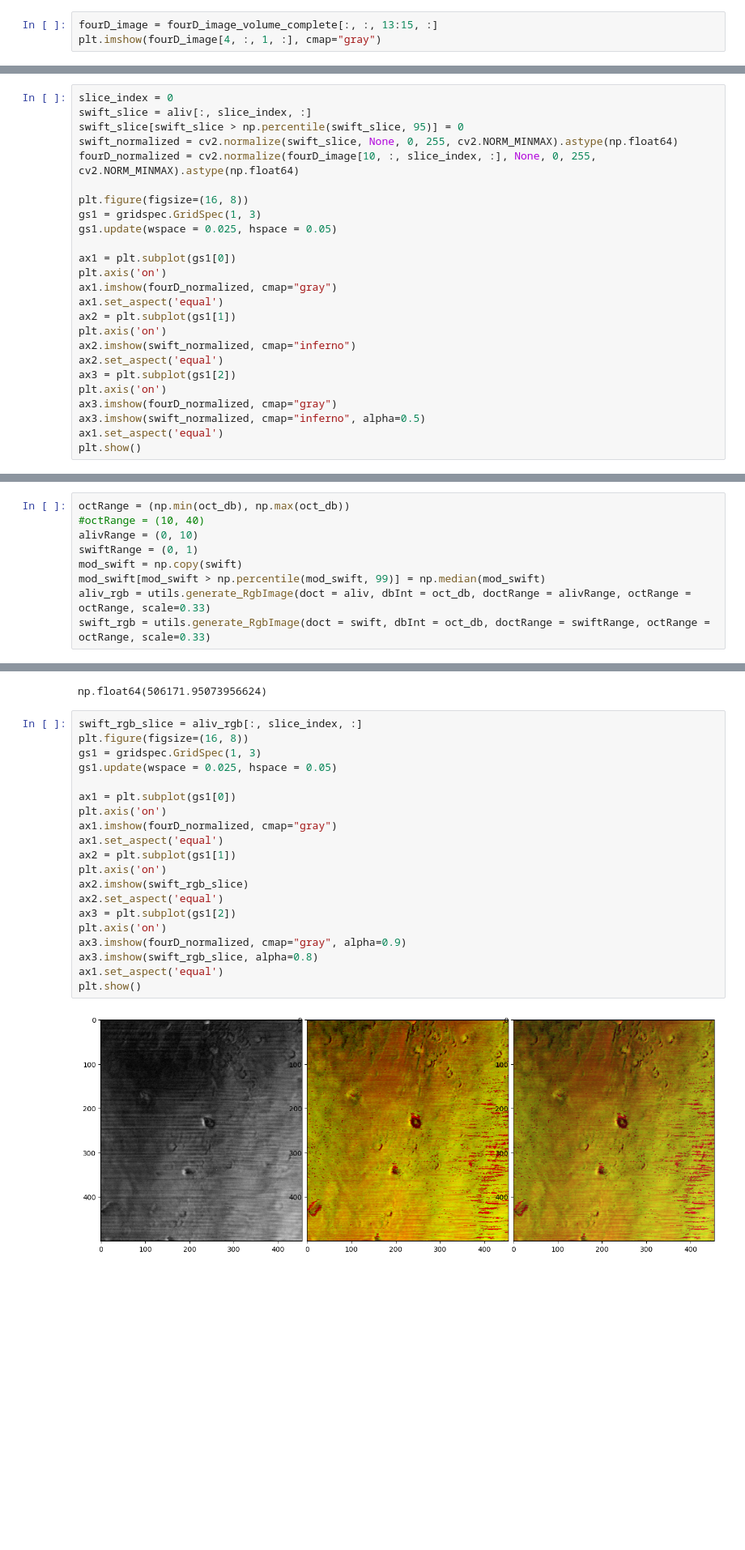
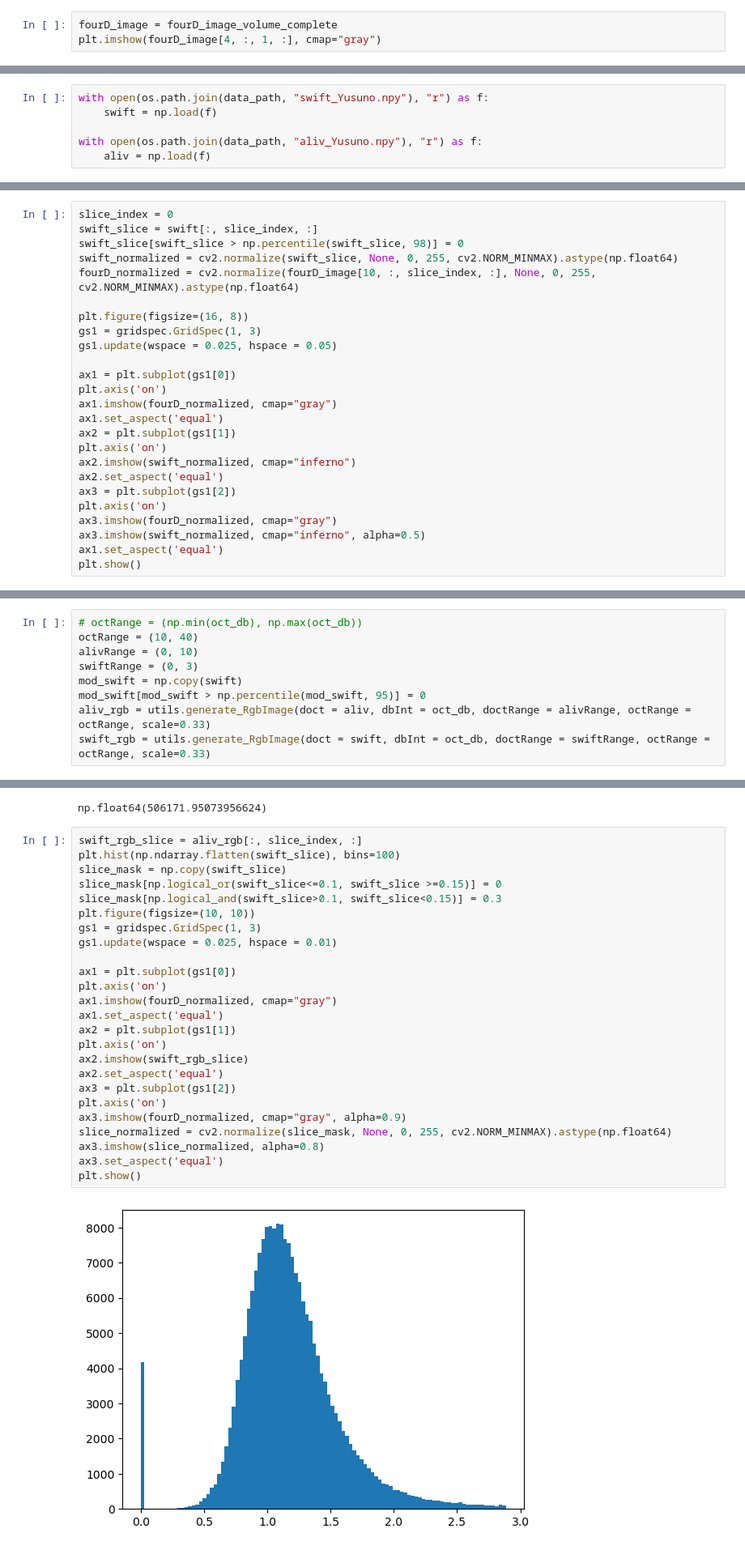
Before and after one commit to unrealxiao/dynamicOCT, a Jupyter notebook: YusunoDOCT.ipynb, the cells around one changed output, grey strips where cells are left out. Shown at 81% size. Drawn from its saved outputs; the diff is of its cells as text; blank space fills up the shorter version.

```diff
--- a/YusunoDOCT.ipynb
+++ b/YusunoDOCT.ipynb
@@ -59,5 +45,5 @@ fourD_image_volume_complete = utils.load_nested_data_h5(data_path, 30, 230, 250)
 # %%
-fourD_image = fourD_image_volume_complete[:, :, 13:15, :]
+fourD_image = fourD_image_volume_complete
 plt.imshow(fourD_image[4, :, 1, :], cmap="gray")
 # %% [output]
 <matplotlib.image.AxesImage at 0x...>
@@ -230,3 +216,9 @@ with open(os.path.join(data_path, "aliv_Yusuno.npy"), "wb") as f:
 
 with open(os.path.join(data_path, "VLIV.npy"), "wb") as f:
     np.save(f, VLIV_save)
+# %%
+with open(os.path.join(data_path, "swift_Yusuno.npy"), "r") as f:
+    swift = np.load(f)
+
+with open(os.path.join(data_path, "aliv_Yusuno.npy"), "r") as f:
+    aliv = np.load(f)
@@ -238,8 +232,8 @@ np.float64(1.5587013863314556)
 add color to swift and alive in my way
 # %%
 slice_index = 0
-swift_slice = aliv[:, slice_index, :]
-swift_slice[swift_slice > np.percentile(swift_slice, 95)] = 0
+swift_slice = swift[:, slice_index, :]
+swift_slice[swift_slice > np.percentile(swift_slice, 98)] = 0
 swift_normalized = cv2.normalize(swift_slice, None, 0, 255, cv2.NORM_MINMAX).astype(np.float64)
 fourD_normalized = cv2.normalize(fourD_image[10, :, slice_index, :], None, 0, 255, cv2.NORM_MINMAX).astype(np.float64)
 
@@ -272,10 +266,10 @@ np.float64(9.792447788649344)
 # %%
-octRange = (np.min(oct_db), np.max(oct_db))
-#octRange = (10, 40)
+# octRange = (np.min(oct_db), np.max(oct_db))
+octRange = (10, 40)
 alivRange = (0, 10)
-swiftRange = (0, 1)
+swiftRange = (0, 3)
 mod_swift = np.copy(swift)
-mod_swift[mod_swift > np.percentile(mod_swift, 99)] = np.median(mod_swift)
+mod_swift[mod_swift > np.percentile(mod_swift, 95)] = 0
 aliv_rgb = utils.generate_RgbImage(doct = aliv, dbInt = oct_db, doctRange = alivRange, octRange = octRange, scale=0.33)
 swift_rgb = utils.generate_RgbImage(doct = swift, dbInt = oct_db, doctRange = swiftRange, octRange = octRange, scale=0.33)
 # %%
@@ -284,23 +278,28 @@ np.max(aliv)
 np.float64(506171.95073956624)
 # %%
 swift_rgb_slice = aliv_rgb[:, slice_index, :]
-plt.figure(figsize=(16, 8))
+plt.hist(np.ndarray.flatten(swift_slice), bins=100)
+slice_mask = np.copy(swift_slice)
+slice_mask[np.logical_or(swift_slice<=0.1, swift_slice >=0.15)] = 0
+slice_mask[np.logical_and(swift_slice>0.1, swift_slice<0.15)] = 0.3
+plt.figure(figsize=(10, 10))
 gs1 = gridspec.GridSpec(1, 3)
-gs1.update(wspace = 0.025, hspace = 0.05)
+gs1.update(wspace = 0.025, hspace = 0.01)
 
 ax1 = plt.subplot(gs1[0])
 plt.axis('on')
 ax1.imshow(fourD_normalized, cmap="gray")
 ax1.set_aspect('equal')
 ax2 = plt.subplot(gs1[1])
 plt.axis('on')
 ax2.imshow(swift_rgb_slice)
 ax2.set_aspect('equal')
 ax3 = plt.subplot(gs1[2])
 plt.axis('on')
 ax3.imshow(fourD_normalized, cmap="gray", alpha=0.9)
-ax3.imshow(swift_rgb_slice, alpha=0.8)
-ax1.set_aspect('equal')
+slice_normalized = cv2.normalize(slice_mask, None, 0, 255, cv2.NORM_MINMAX).astype(np.float64)
+ax3.imshow(slice_normalized, alpha=0.8)
+ax3.set_aspect('equal')
 plt.show()
 # %% [output]
-[figure, old version]
+[figure, new version]
```
Also changed, not shown: parts of 11 cells of this notebook, 3 other files.
